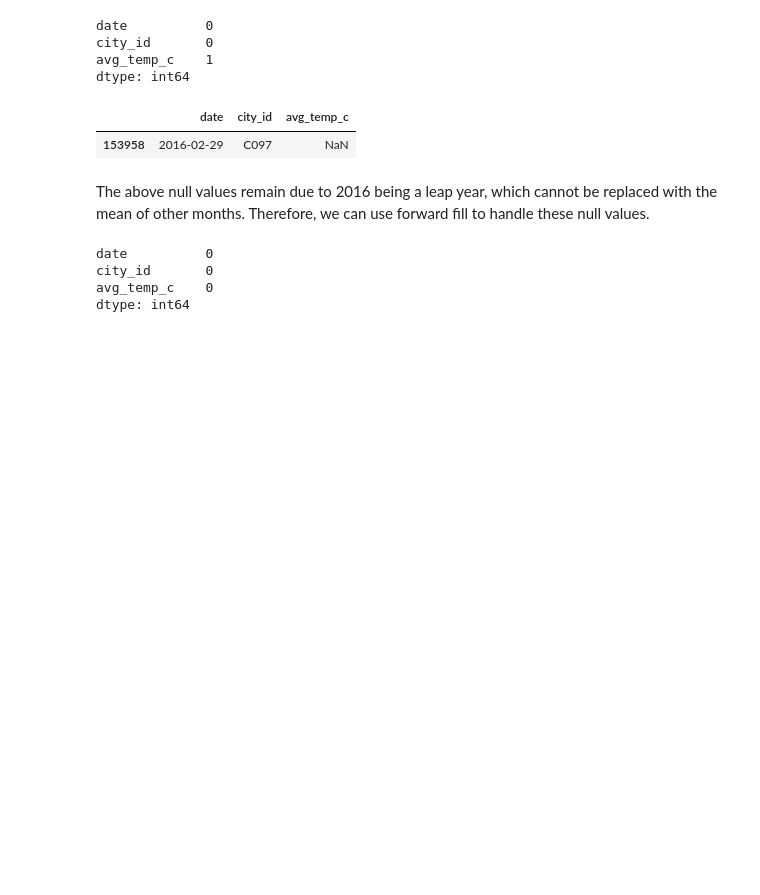
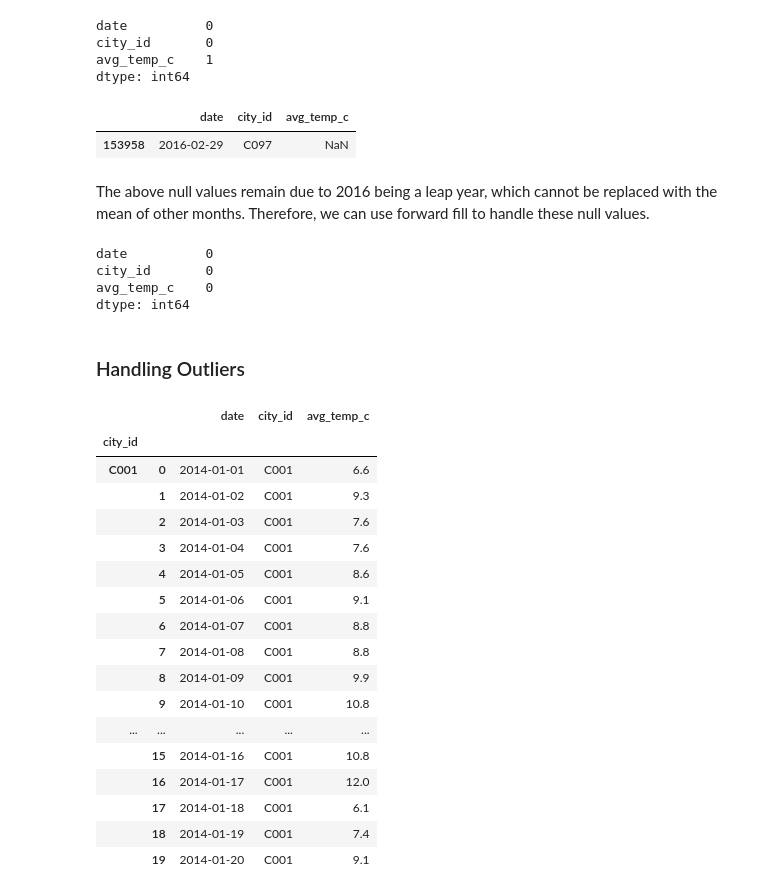
Before and after one commit to SewminaFernando/Predicta_Solutions, a Jupyter notebook: data_preparation.ipynb, the cells around one changed output. Drawn from its saved outputs; the diff is of its cells as text; code cells hidden in the pictures; blank space fills up the shorter version.

Commit message:
Handling outliers

```diff
--- a/data_preparation.ipynb
+++ b/data_preparation.ipynb
@@ -297,3 +297,44 @@ dtype: int64
 # %%
 # Save cleaned data to a new CSV file
 data.to_csv("data\part_1\historical_weather_cleaned.csv", index=False)
+# %% [markdown]
+### Handling Outliers
+# %%
+def handle_outliers(group):
+    # Calculate Q1 (25th percentile) and Q3 (75th percentile)
+    Q1 = group['avg_temp_c'].quantile(0.25)
+    Q3 = group['avg_temp_c'].quantile(0.75)
+    IQR = Q3 - Q1
+
+    # Calculate the lower and upper bounds for outliers
+    lower_bound = Q1 - 1.5 * IQR
+    upper_bound = Q3 + 1.5 * IQR
+
+    # Replace outliers with the median of the city
+    median = group['avg_temp_c'].median()
+    group['avg_temp_c'] = group['avg_temp_c'].apply(lambda x: median if x < lower_bound or x > upper_bound else x)
+    return group
+
+# Apply the function to each city
+data_cleaned = data.groupby('city_id').apply(handle_outliers)
+
+data_cleaned.head(20)
+# %% [output]
+|  |  | date | city_id | avg_temp_c |
+| city_id |  |  |  |  |
+| C001 | 0 | 2014-01-01 | C001 | 6.6 |
+|  | 1 | 2014-01-02 | C001 | 9.3 |
+|  | 2 | 2014-01-03 | C001 | 7.6 |
+|  | 3 | 2014-01-04 | C001 | 7.6 |
+|  | 4 | 2014-01-05 | C001 | 8.6 |
+|  | 5 | 2014-01-06 | C001 | 9.1 |
+|  | 6 | 2014-01-07 | C001 | 8.8 |
+|  | 7 | 2014-01-08 | C001 | 8.8 |
+|  | 8 | 2014-01-09 | C001 | 9.9 |
+|  | 9 | 2014-01-10 | C001 | 10.8 |
+| ... | ... | ... | ... | ... |
+|  | 15 | 2014-01-16 | C001 | 10.8 |
+|  | 16 | 2014-01-17 | C001 | 12.0 |
+|  | 17 | 2014-01-18 | C001 | 6.1 |
+|  | 18 | 2014-01-19 | C001 | 7.4 |
+|  | 19 | 2014-01-20 | C001 | 9.1 |
```
Also changed, not shown: parts of 1 cell of this notebook, 1 other file.
